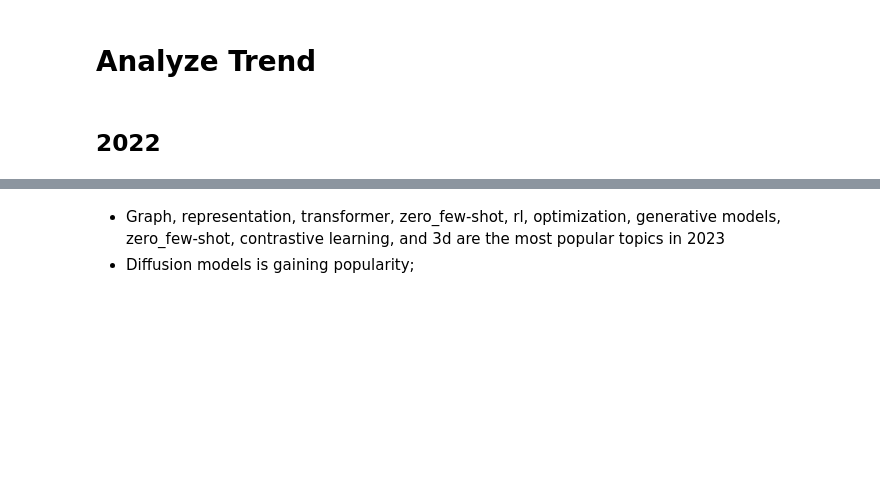
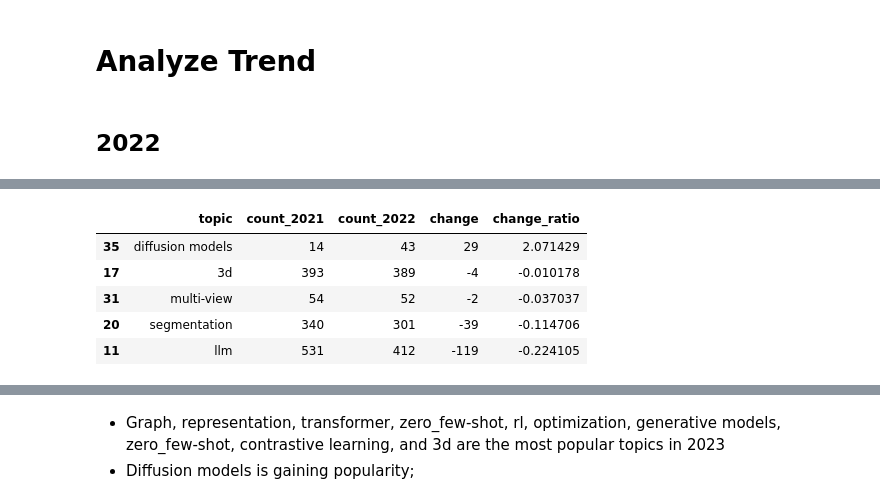
Before and after one commit to charlesxu90/AI-trends, a Jupyter notebook: 1.assign_topics.ipynb, the cells around one changed output, grey strips where cells are left out. Drawn from its saved outputs; the diff is of its cells as text; code cells hidden in the pictures; blank space fills up the shorter version.

Commit message:
update the topics and trend

```diff
--- a/1.assign_topics.ipynb
+++ b/1.assign_topics.ipynb
@@ -211,0 +188,15 @@ Data not clear, potentially due to ICLR contains all submitted papers, rather th
+# %%
+def calculate_topic_frequency_ratio(df):
+    topic2counts = {topic: 0 for topic in topic2keywords.keys()}
+    for a_topic in df['topic']:
+        topics = str(a_topic).split(';')
+        for topic in topics:
+            if topic == '' or topic == 'nan':
+                break
+            topic2counts[topic] += 1
+
+    return pd.DataFrame({'topic': list(topic2counts.keys()), 'count': list(topic2counts.values())}).sort_values(by='count', ascending=False)
+# %%
+df_2021_topics = calculate_topic_frequency_ratio(df_2021)
+df_2021_topics.columns = ['topic', 'count_2021']
+df_2021_topics.head(5)
@@ -211,0 +210,6 @@ Data not clear, potentially due to ICLR contains all submitted papers, rather th
+# %%
+df_2022_topics = calculate_topic_frequency_ratio(df_2022)
+df_2022_topics.columns = ['topic', 'count_2022']
+
+# Top 5 topics
+df_2022_topics.head(5)
@@ -211,0 +223,14 @@ Data not clear, potentially due to ICLR contains all submitted papers, rather th
+# %%
+# join df_2022 and df_2021 by 'topic'
+df_2021_2022_topics = pd.merge(df_2021_topics, df_2022_topics, on='topic', how='outer')
+df_2021_2022_topics['change'] = df_2021_2022_topics['count_2022'] - df_2021_2022_topics['count_2021']
+df_2021_2022_topics['change_ratio'] = df_2021_2022_topics['change'] / df_2021_2022_topics['count_2021']
+# %%
+df_2021_2022_topics.sort_values(by='change_ratio', ascending=False).head(5)
+# %% [output]
+|  | topic | count_2021 | count_2022 | change | change_ratio |
+| 35 | diffusion models | 14 | 43 | 29 | 2.071429 |
+| 17 | 3d | 393 | 389 | -4 | -0.010178 |
+| 31 | multi-view | 54 | 52 | -2 | -0.037037 |
+| 20 | segmentation | 340 | 301 | -39 | -0.114706 |
+| 11 | llm | 531 | 412 | -119 | -0.224105 |
```
Also changed, not shown: parts of 21 cells of this notebook, 1 other file.
